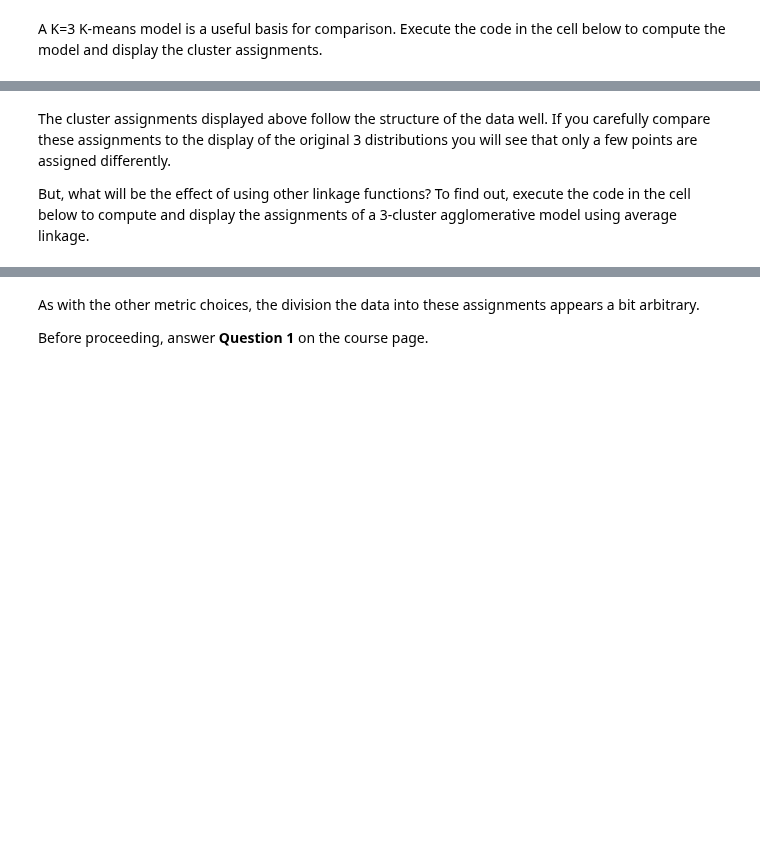
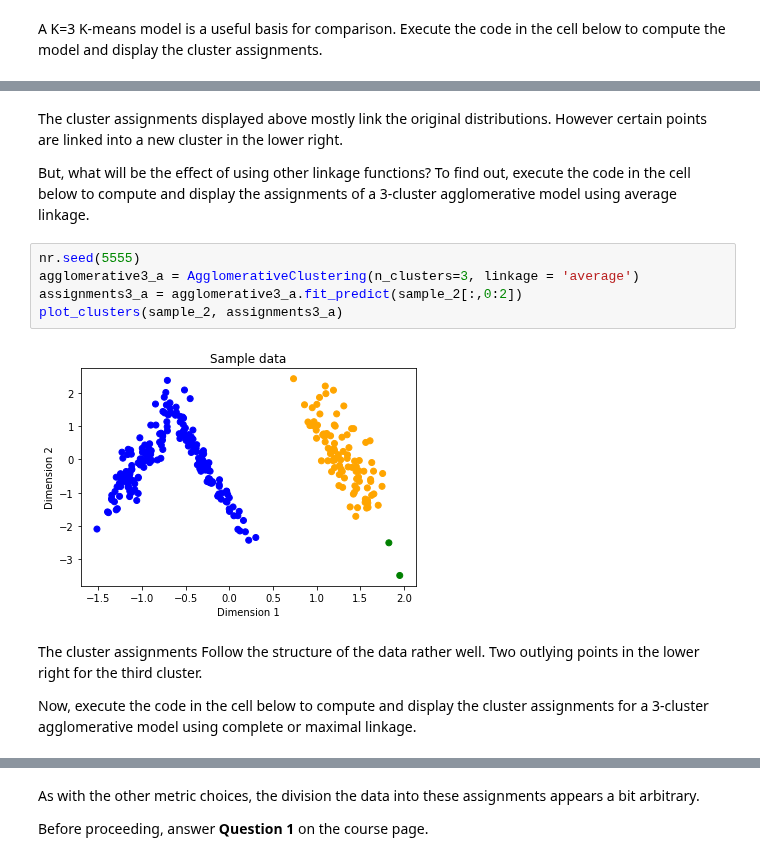
Before and after one commit to syslin/-MicrosoftLearning-Principles-of-Machine-Learning-Python, a Jupyter notebook: Module7/IntroToUnsupervisedLearning.ipynb, the cells around one changed output, grey strips where cells are left out. Cells and saved outputs as stored; diff of their text form; blank space fills up the shorter version.

```diff
--- a/Module7/IntroToUnsupervisedLearning.ipynb
+++ b/Module7/IntroToUnsupervisedLearning.ipynb
@@ -400,7 +405,18 @@ plot_clusters(sample_2, assignments_ag3)
 # %% [output]
 [figure]
 # %% [markdown]
-The cluster assignments displayed above follow the structure of the data well. If you carefully compare these assignments to the display of the original 3 distributions you will see that only a few points are assigned differently.
+The cluster assignments displayed above mostly link the original distributions. However certain points are linked into a new cluster in the lower right.
 
 But, what will be the effect of using other linkage functions? To find out, execute the code in the cell below to compute and display the assignments of a 3-cluster agglomerative model using average linkage.
+# %%
+nr.seed(5555)
+agglomerative3_a = AgglomerativeClustering(n_clusters=3, linkage = 'average')
+assignments3_a = agglomerative3_a.fit_predict(sample_2[:,0:2])
+plot_clusters(sample_2, assignments3_a)
+# %% [output]
+[figure, added]
+# %% [markdown]
+The cluster assignments Follow the structure of the data rather well. Two outlying points in the lower right for the third cluster.
+
+Now, execute the code in the cell below to compute and display the cluster assignments for a 3-cluster agglomerative model using complete or maximal linkage.
 # %%
```
Also changed, not shown: parts of 17 cells of this notebook.
